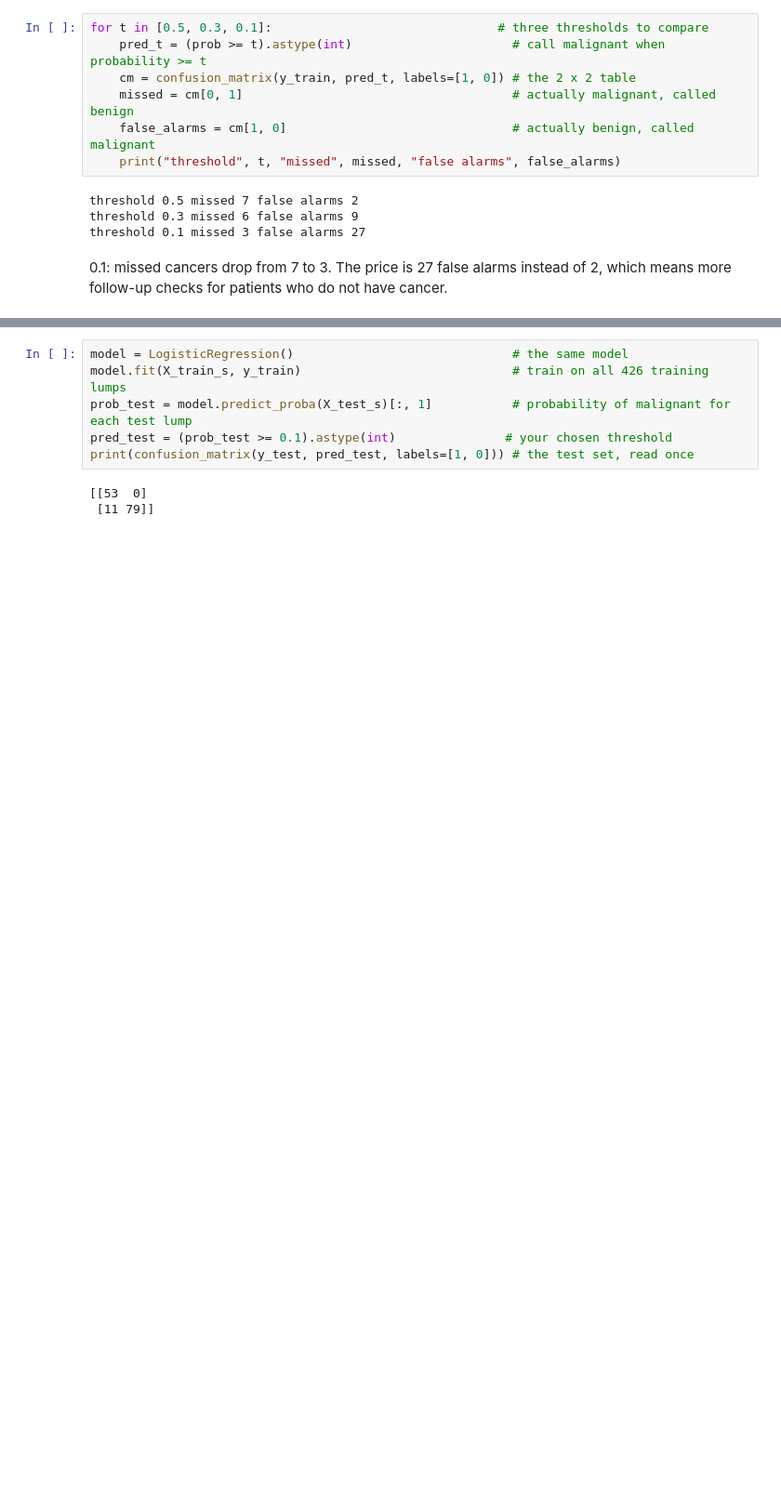
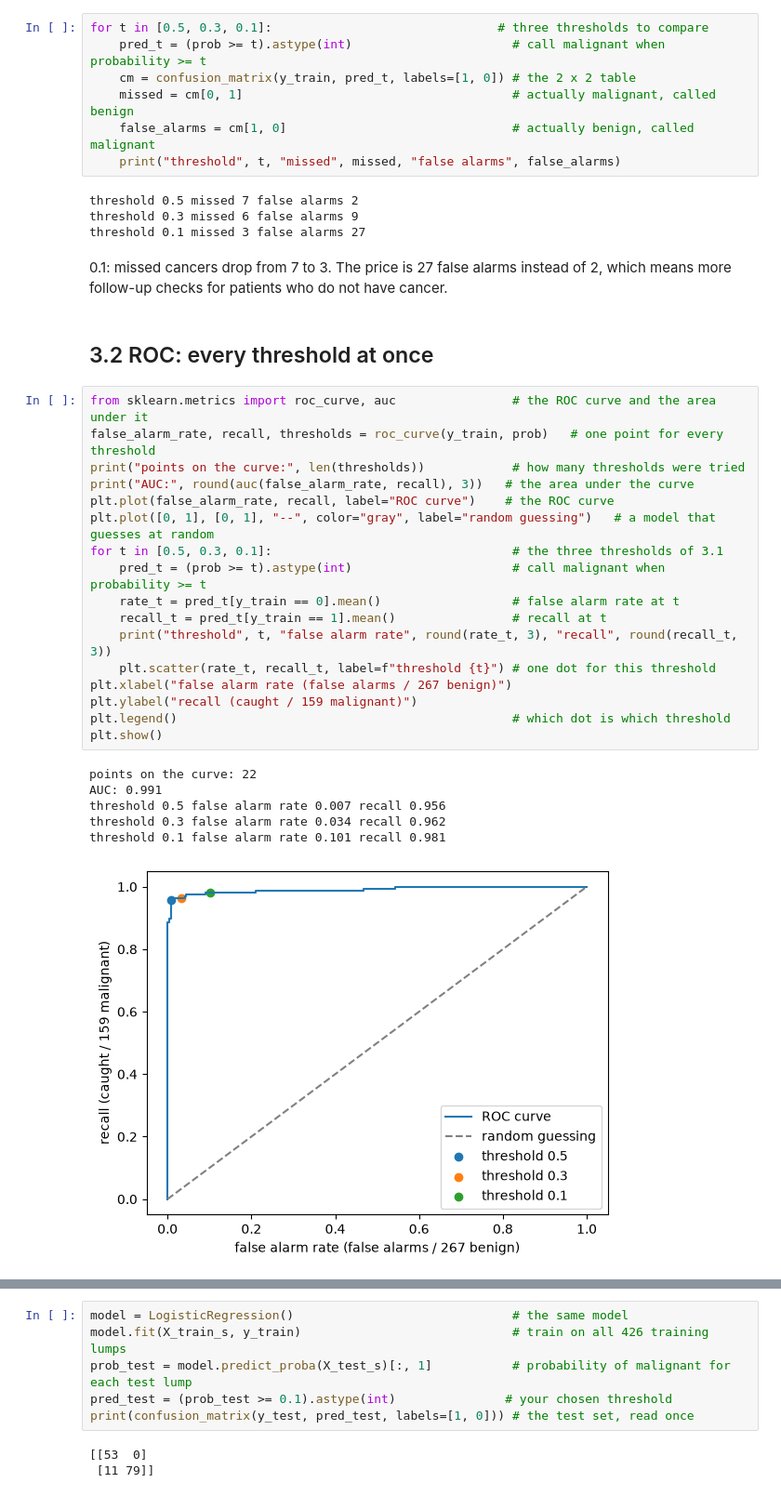
Before and after one commit to wayXing/mps311-439-course-materials, a Jupyter notebook: lecture-slids/lessons/lesson4/lab/lab_solution.ipynb, the cells around one changed output, grey strips where cells are left out. Shown at 93% size. Cells and saved outputs as stored; diff of their text form; blank space fills up the shorter version.

```diff
--- a/lecture-slids/lessons/lesson4/lab/lab_solution.ipynb
+++ b/lecture-slids/lessons/lesson4/lab/lab_solution.ipynb
@@ -117,3 +118,29 @@ threshold 0.3 missed 6 false alarms 9
 threshold 0.1 missed 3 false alarms 27
 # %% [markdown]
 0.1: missed cancers drop from 7 to 3. The price is 27 false alarms instead of 2, which means more follow-up checks for patients who do not have cancer.
+# %% [markdown]
+## 3.2 ROC: every threshold at once
+# %%
+from sklearn.metrics import roc_curve, auc                # the ROC curve and the area under it
+false_alarm_rate, recall, thresholds = roc_curve(y_train, prob)   # one point for every threshold
+print("points on the curve:", len(thresholds))            # how many thresholds were tried
+print("AUC:", round(auc(false_alarm_rate, recall), 3))   # the area under the curve
+plt.plot(false_alarm_rate, recall, label="ROC curve")    # the ROC curve
+plt.plot([0, 1], [0, 1], "--", color="gray", label="random guessing")   # a model that guesses at random
+for t in [0.5, 0.3, 0.1]:                                 # the three thresholds of 3.1
+    pred_t = (prob >= t).astype(int)                      # call malignant when probability >= t
+    rate_t = pred_t[y_train == 0].mean()                  # false alarm rate at t
+    recall_t = pred_t[y_train == 1].mean()                # recall at t
+    print("threshold", t, "false alarm rate", round(rate_t, 3), "recall", round(recall_t, 3))
+    plt.scatter(rate_t, recall_t, label=f"threshold {t}") # one dot for this threshold
+plt.xlabel("false alarm rate (false alarms / 267 benign)")
+plt.ylabel("recall (caught / 159 malignant)")
+plt.legend()                                              # which dot is which threshold
+plt.show()
+# %% [output]
+points on the curve: 22
+AUC: 0.991
+threshold 0.5 false alarm rate 0.007 recall 0.956
+threshold 0.3 false alarm rate 0.034 recall 0.962
+threshold 0.1 false alarm rate 0.101 recall 0.981
+[figure, added]
```
Also changed, not shown: parts of 7 cells of this notebook, 4 other files.
